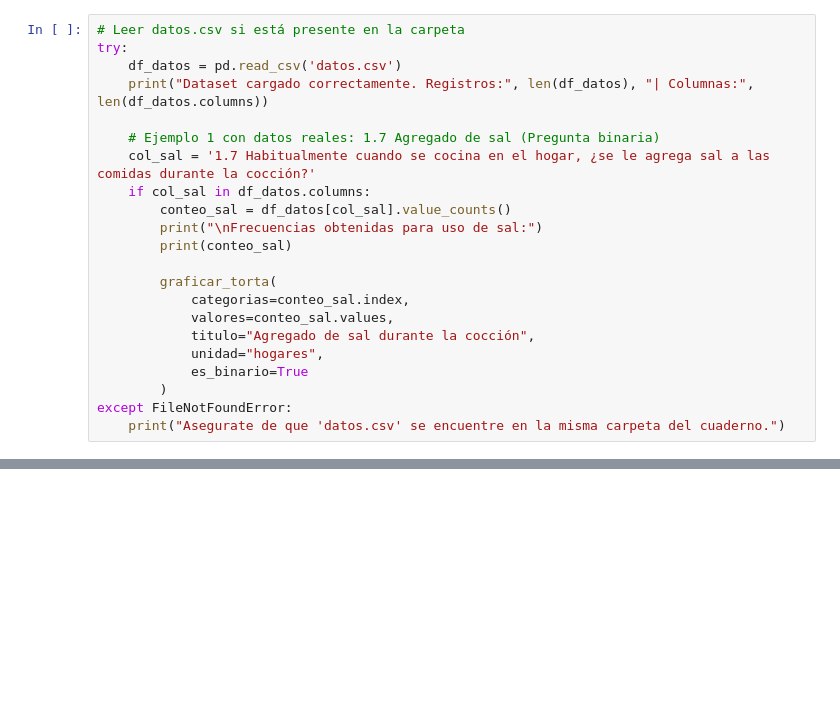
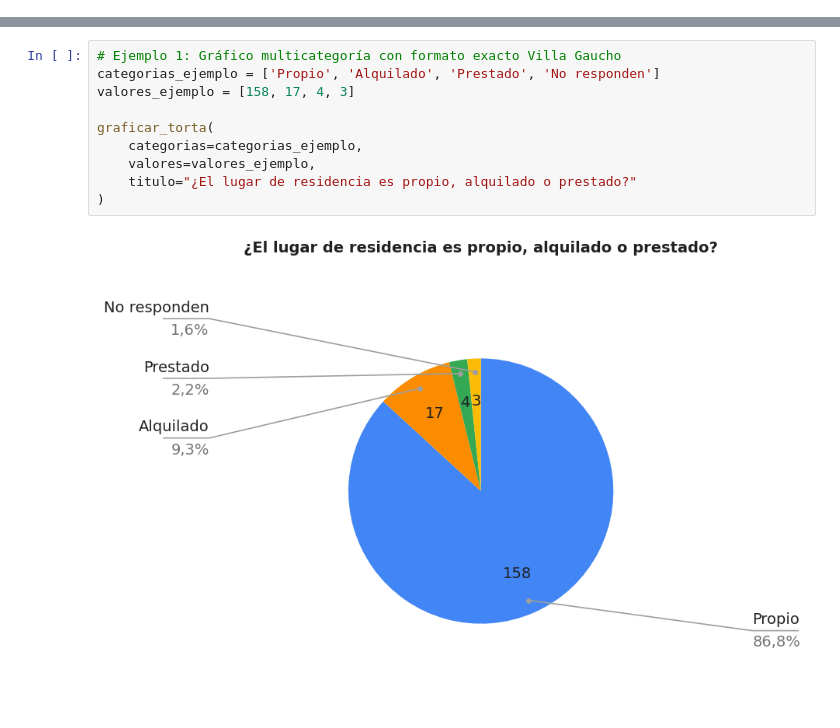
Before and after one commit to TruelseHer/Tpe-Probabilidad-y-Estadistica, a Jupyter notebook: generador_graficos_estandarizados.ipynb, the cells around one changed output, grey strips where cells are left out. Saved outputs shown, nothing was run; the diff lists cells and outputs as text; blank space fills up the shorter version.

```diff
--- a/generador_graficos_estandarizados.ipynb
+++ b/generador_graficos_estandarizados.ipynb
@@ -397,22 +0,0 @@ Ejemplo de cómo tomar una columna del archivo de datos del repositorio y grafic
-# %%
-# Leer datos.csv si está presente en la carpeta
-try:
-    df_datos = pd.read_csv('datos.csv')
-    print("Dataset cargado correctamente. Registros:", len(df_datos), "| Columnas:", len(df_datos.columns))
-
-    # Ejemplo 1 con datos reales: 1.7 Agregado de sal (Pregunta binaria)
-    col_sal = '1.7 Habitualmente cuando se cocina en el hogar, ¿se le agrega sal a las comidas durante la cocción?'
-    if col_sal in df_datos.columns:
-        conteo_sal = df_datos[col_sal].value_counts()
-        print("\nFrecuencias obtenidas para uso de sal:")
-        print(conteo_sal)
-
-        graficar_torta(
-            categorias=conteo_sal.index,
-            valores=conteo_sal.values,
-            titulo="Agregado de sal durante la cocción",
-            unidad="hogares",
-            es_binario=True
-        )
-except FileNotFoundError:
-    print("Asegurate de que 'datos.csv' se encuentre en la misma carpeta del cuaderno.")
@@ -427,0 +287,12 @@ Name: count, dtype: int64
+# %%
+# Ejemplo 1: Gráfico multicategoría con formato exacto Villa Gaucho
+categorias_ejemplo = ['Propio', 'Alquilado', 'Prestado', 'No responden']
+valores_ejemplo = [158, 17, 4, 3]
+
+graficar_torta(
+    categorias=categorias_ejemplo,
+    valores=valores_ejemplo,
+    titulo="¿El lugar de residencia es propio, alquilado o prestado?"
+)
+# %% [output]
+[figure, added]
```
Also changed, not shown: parts of 37 cells of this notebook, 5 other files.
